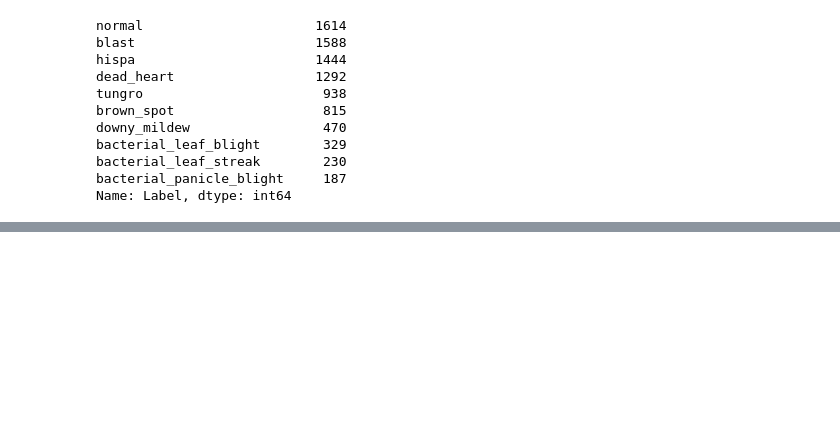
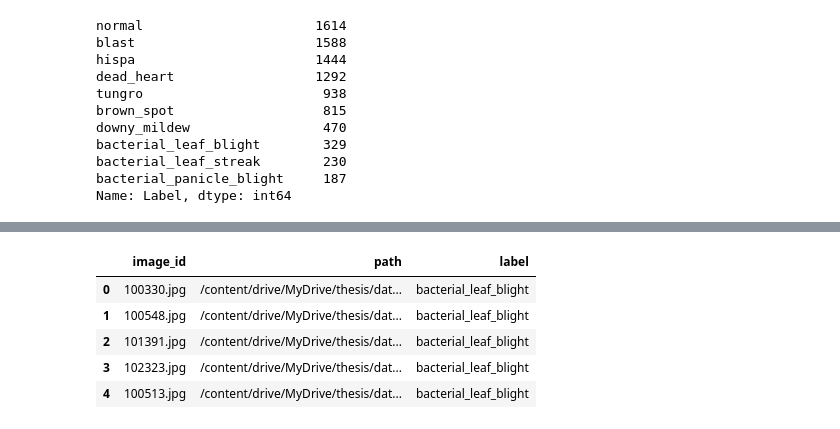
Before and after one commit to anikch/paddy, a Jupyter notebook: offline_augmentation.ipynb, the cells around one changed output, grey strips where cells are left out. Cells and saved outputs as stored; diff of their text form; code cells hidden in the pictures; blank space fills up the shorter version.

```diff
--- a/offline_augmentation.ipynb
+++ b/offline_augmentation.ipynb
@@ -140,0 +172,27 @@ for i in class_names:
+# %%
+import pathlib
+train_directory= '/content/drive/MyDrive/thesis/dataset/paddy_doctor/train'
+data_dir_train = pathlib.Path(train_directory)
+
+aug_train_files= list(data_dir_train.glob('*/output/*.jpg'))
+aug_train_files= list(map(lambda x: str(x), aug_train_files))
+aug_train_labels= list(map(lambda x: x.split('/')[-3], aug_train_files))
+aug_train_id= list(map(lambda x: x.split('/')[-1], aug_train_files))
+
+train_files= list(data_dir_train.glob('*/*.jpg'))
+train_files= list(map(lambda x: str(x), train_files))
+train_labels= list(map(lambda x: x.split('/')[-2], train_files))
+train_id= list(map(lambda x: x.split('/')[-1], train_files))
+
+aug_train_df= pd.DataFrame(list(zip(aug_train_id, aug_train_files, aug_train_labels)), columns= ['image_id', 'path','label'])
+final_train_df= pd.DataFrame(list(zip(train_id, train_files, train_labels)), columns= ['image_id', 'path','label'])
+final_aug_train_df= pd.concat([final_train_df, aug_train_df])
+
+final_aug_train_df.head()
+# %% [output]
+|  | image_id | path | label |
+| 0 | 100330.jpg | /content/drive/MyDrive/thesis/dat... | bacterial_leaf_blight |
+| 1 | 100548.jpg | /content/drive/MyDrive/thesis/dat... | bacterial_leaf_blight |
+| 2 | 101391.jpg | /content/drive/MyDrive/thesis/dat... | bacterial_leaf_blight |
+| 3 | 102323.jpg | /content/drive/MyDrive/thesis/dat... | bacterial_leaf_blight |
+| 4 | 100513.jpg | /content/drive/MyDrive/thesis/dat... | bacterial_leaf_blight |
```
Also changed, not shown: parts of 7 cells of this notebook.
